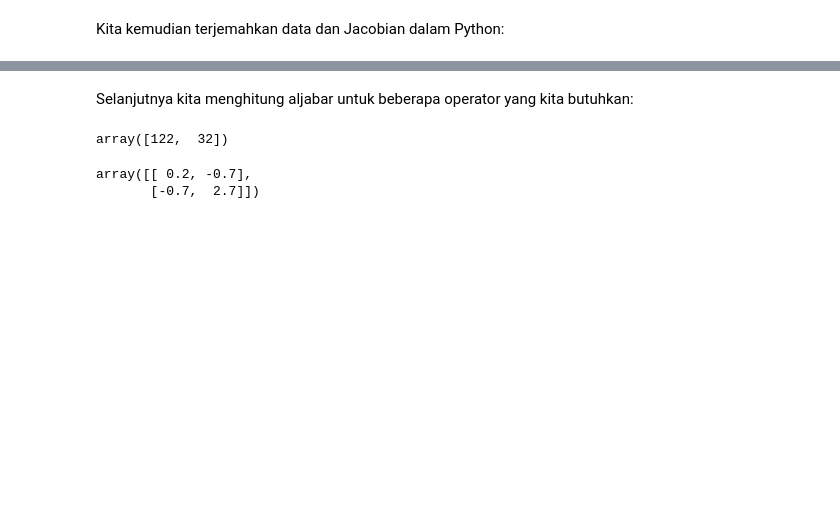
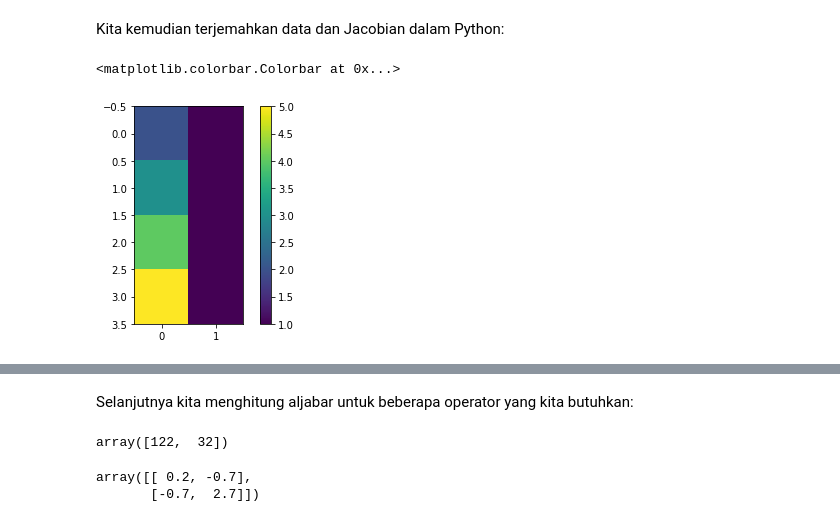
Before and after one commit to anangsahroni/python_course_sm, a Jupyter notebook: Python_Inversion.ipynb, the cells around one changed output, grey strips where cells are left out. Saved outputs shown, nothing was run; the diff lists cells and outputs as text; code cells hidden in the pictures; blank space fills up the shorter version.

```diff
--- a/Python_Inversion.ipynb
+++ b/Python_Inversion.ipynb
@@ -44,3 +45,9 @@ G=np.array([[2, 1],
             [3, 1],
             [4, 1],
             [5, 1]])
+# %%
+plt.imshow(G)
+plt.colorbar()
+# %% [output]
+<matplotlib.colorbar.Colorbar at 0x...>
+[figure, added]
```
Also changed, not shown: parts of 24 cells of this notebook.
